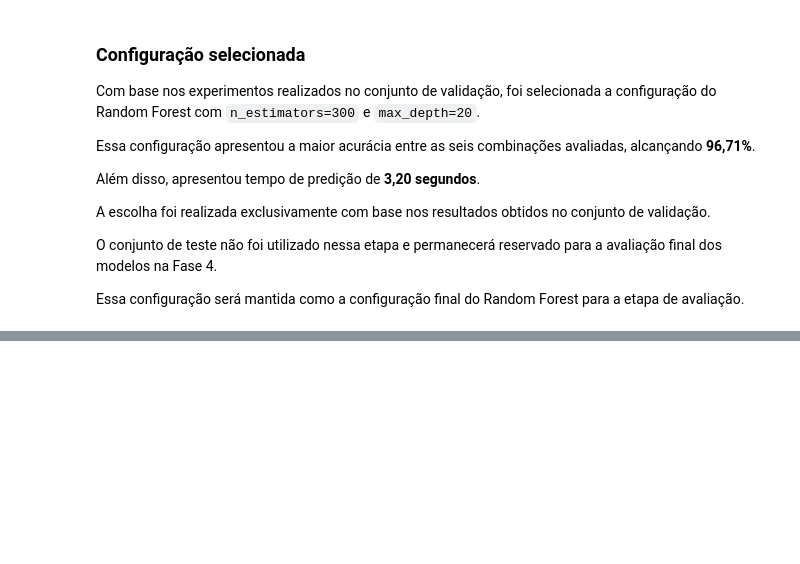
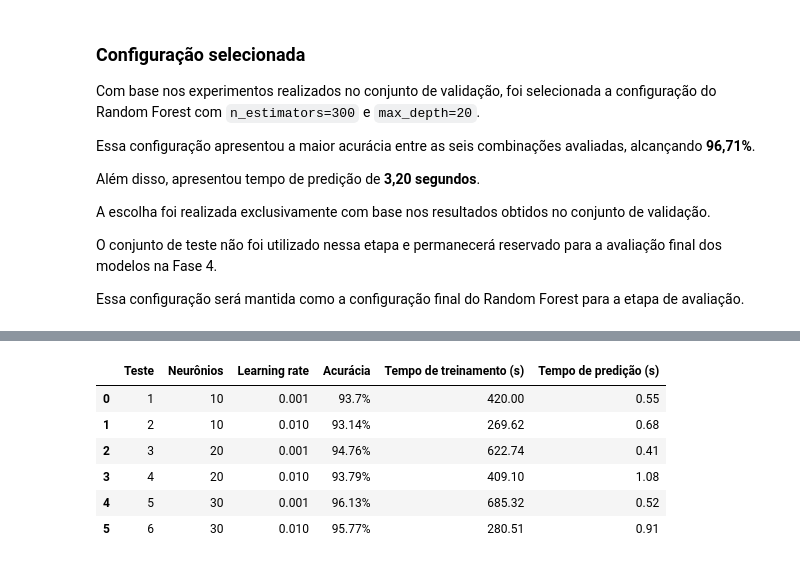
Before and after one commit to Franciane-sl/MNIST_Classification, a Jupyter notebook: notebooks/mnist_classification.ipynb, the cells around one changed output, grey strips where cells are left out. Saved outputs shown, nothing was run; the diff lists cells and outputs as text; code cells hidden in the pictures; blank space fills up the shorter version.

```diff
--- a/notebooks/mnist_classification.ipynb
+++ b/notebooks/mnist_classification.ipynb
@@ -942,0 +1091,25 @@ Essa configuração será mantida como a configuração final do Random Forest p
+# %%
+modelo_mlp = criar_mlp(
+    hidden_layer_sizes=(30,),
+    learning_rate_init=0.01
+)
+
+modelo_mlp_6, tempo_treinamento_mlp_6 = treinar_modelo(
+    modelo_mlp,
+    X_treino_normalizado,
+    y_treino
+)
+
+previsoes_mlp_6, tempo_predicao_mlp_6 = prever_modelo(
+    modelo_mlp_6,
+    X_validacao_normalizado
+)
+
+acuracia_mlp_6 = accuracy_score(
+    y_validacao,
+    previsoes_mlp_6
+)
+
+print(f"Acurácia: {acuracia_mlp_6:.4f}")
+print(f"Tempo de treinamento: {tempo_treinamento_mlp_6:.2f} segundos")
+print(f"Tempo de predição: {tempo_predicao_mlp_6:.2f} segundos")
@@ -942,0 +1191,24 @@ Essa configuração será mantida como a configuração final do Random Forest p
+# %%
+resultados_mlp_formatado = resultados_mlp.copy()
+
+resultados_mlp_formatado["Acurácia"] = (
+    resultados_mlp_formatado["Acurácia"] * 100
+).round(2).astype(str) + "%"
+
+resultados_mlp_formatado["Tempo de treinamento (s)"] = (
+    resultados_mlp_formatado["Tempo de treinamento (s)"].round(2)
+)
+
+resultados_mlp_formatado["Tempo de predição (s)"] = (
+    resultados_mlp_formatado["Tempo de predição (s)"].round(2)
+)
+
+resultados_mlp_formatado
+# %% [output]
+|  | Teste | Neurônios | Learning rate | Acurácia | Tempo de treinamento (s) | Tempo de predição (s) |
+| 0 | 1 | 10 | 0.001 | 93.7% | 420.00 | 0.55 |
+| 1 | 2 | 10 | 0.010 | 93.14% | 269.62 | 0.68 |
+| 2 | 3 | 20 | 0.001 | 94.76% | 622.74 | 0.41 |
+| 3 | 4 | 20 | 0.010 | 93.79% | 409.10 | 1.08 |
+| 4 | 5 | 30 | 0.001 | 96.13% | 685.32 | 0.52 |
+| 5 | 6 | 30 | 0.010 | 95.77% | 280.51 | 0.91 |
```
Also changed, not shown: parts of 30 cells of this notebook.
